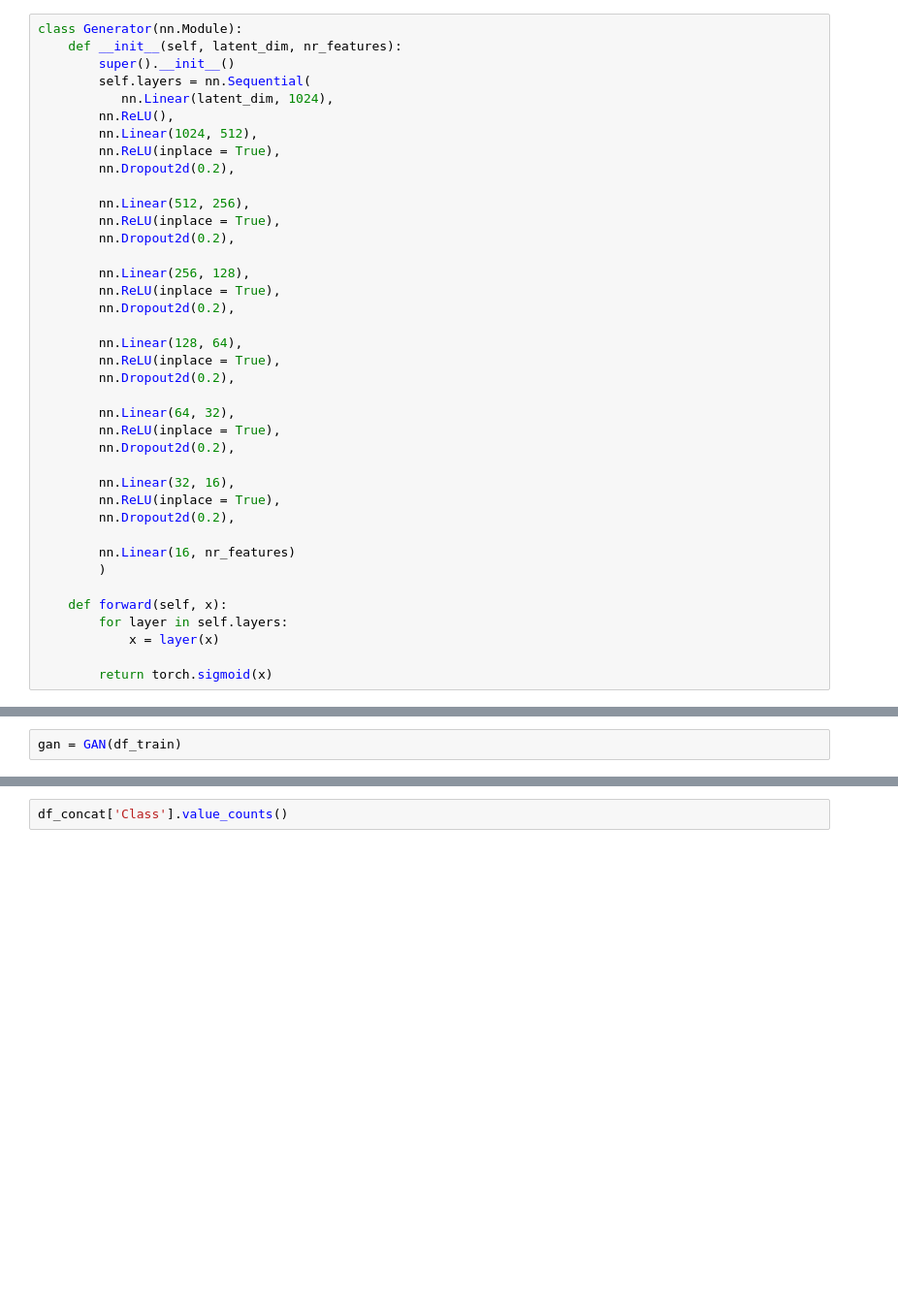
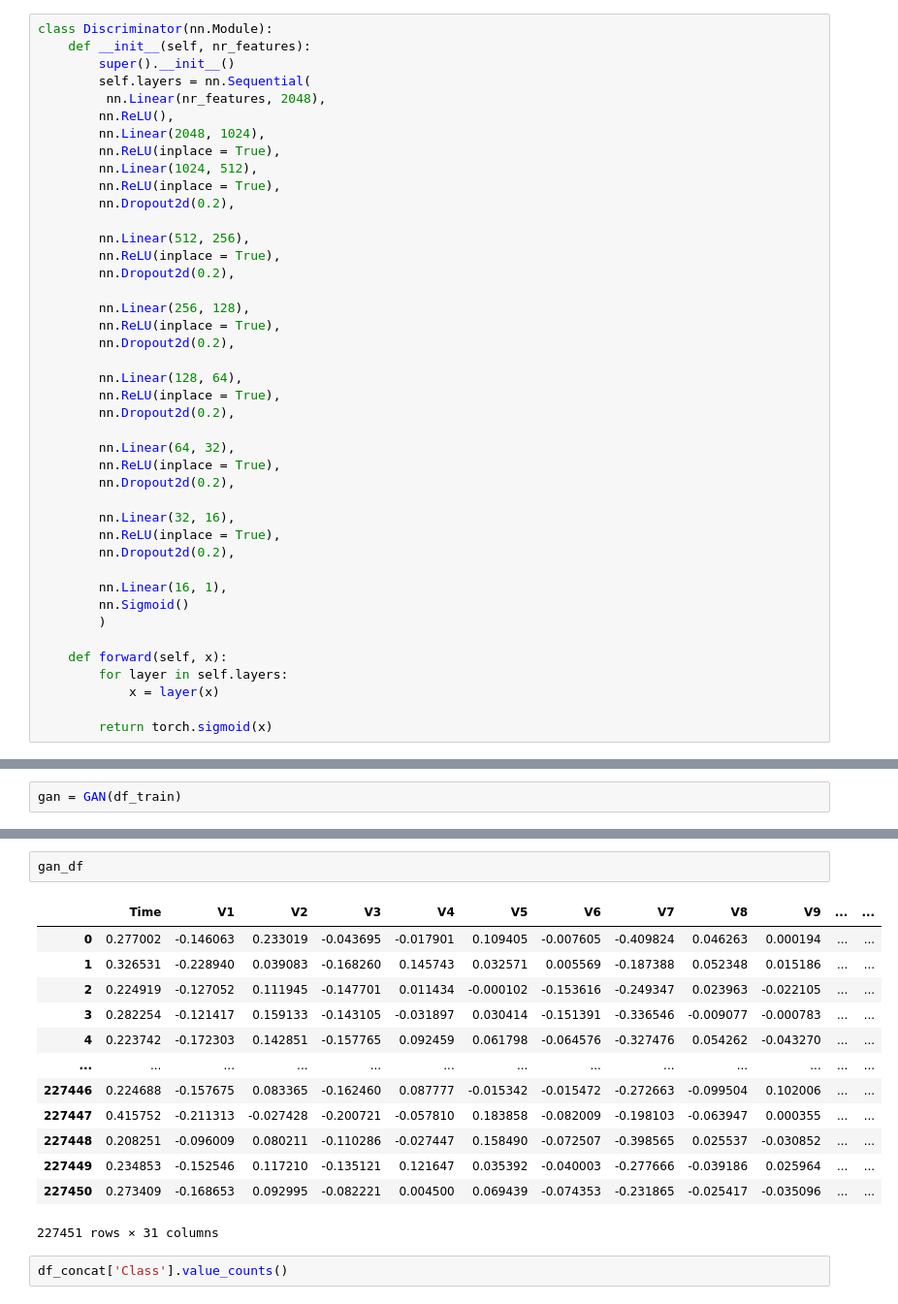
Before and after one commit to crdsteixeira/Advanced-Topics-of-Machine-Learning_GANs_for_Fraud_Detection, a Jupyter notebook: vanilla_ugan.ipynb, the cells around one changed output, grey strips where cells are left out. Shown: that part at 97% size. Saved outputs shown, nothing was run; the diff lists cells and outputs as text; blank space fills up the shorter version.

```diff
--- a/vanilla_ugan.ipynb
+++ b/vanilla_ugan.ipynb
@@ -84,10 +102,12 @@ test_dataloader = DataLoader(creditDataTest, batch_size=64, drop_last=True)
 # %%
-class Generator(nn.Module):
-    def __init__(self, latent_dim, nr_features):
+class Discriminator(nn.Module):
+    def __init__(self, nr_features):
         super().__init__()
         self.layers = nn.Sequential(
-           nn.Linear(latent_dim, 1024),
+         nn.Linear(nr_features, 2048),
         nn.ReLU(),
+        nn.Linear(2048, 1024),
+        nn.ReLU(inplace = True),
         nn.Linear(1024, 512),
         nn.ReLU(inplace = True),
         nn.Dropout2d(0.2),
@@ -112,7 +132,8 @@ class Generator(nn.Module):
         nn.ReLU(inplace = True),
         nn.Dropout2d(0.2),
 
-        nn.Linear(16, nr_features)
+        nn.Linear(16, 1),
+        nn.Sigmoid()
         )
 
     def forward(self, x):
@@ -379,3 +377,19 @@ KeyboardInterrupt:
+# %%
+gan_df
+# %% [output]
+|  | Time | V1 | V2 | V3 | V4 | V5 | V6 | V7 | V8 | V9 | ... | ... |
+| 0 | 0.277002 | -0.146063 | 0.233019 | -0.043695 | -0.017901 | 0.109405 | -0.007605 | -0.409824 | 0.046263 | 0.000194 | ... | ... |
+| 1 | 0.326531 | -0.228940 | 0.039083 | -0.168260 | 0.145743 | 0.032571 | 0.005569 | -0.187388 | 0.052348 | 0.015186 | ... | ... |
+| 2 | 0.224919 | -0.127052 | 0.111945 | -0.147701 | 0.011434 | -0.000102 | -0.153616 | -0.249347 | 0.023963 | -0.022105 | ... | ... |
+| 3 | 0.282254 | -0.121417 | 0.159133 | -0.143105 | -0.031897 | 0.030414 | -0.151391 | -0.336546 | -0.009077 | -0.000783 | ... | ... |
+| 4 | 0.223742 | -0.172303 | 0.142851 | -0.157765 | 0.092459 | 0.061798 | -0.064576 | -0.327476 | 0.054262 | -0.043270 | ... | ... |
+| ... | ... | ... | ... | ... | ... | ... | ... | ... | ... | ... | ... | ... |
+| 227446 | 0.224688 | -0.157675 | 0.083365 | -0.162460 | 0.087777 | -0.015342 | -0.015472 | -0.272663 | -0.099504 | 0.102006 | ... | ... |
+| 227447 | 0.415752 | -0.211313 | -0.027428 | -0.200721 | -0.057810 | 0.183858 | -0.082009 | -0.198103 | -0.063947 | 0.000355 | ... | ... |
+| 227448 | 0.208251 | -0.096009 | 0.080211 | -0.110286 | -0.027447 | 0.158490 | -0.072507 | -0.398565 | 0.025537 | -0.030852 | ... | ... |
+| 227449 | 0.234853 | -0.152546 | 0.117210 | -0.135121 | 0.121647 | 0.035392 | -0.040003 | -0.277666 | -0.039186 | 0.025964 | ... | ... |
+| 227450 | 0.273409 | -0.168653 | 0.092995 | -0.082221 | 0.004500 | 0.069439 | -0.074353 | -0.231865 | -0.025417 | -0.035096 | ... | ... |
+227451 rows × 31 columns
 # %%
 df_concat['Class'].value_counts()
 # %% [output]
```
Also changed, not shown: parts of 16 cells of this notebook.
